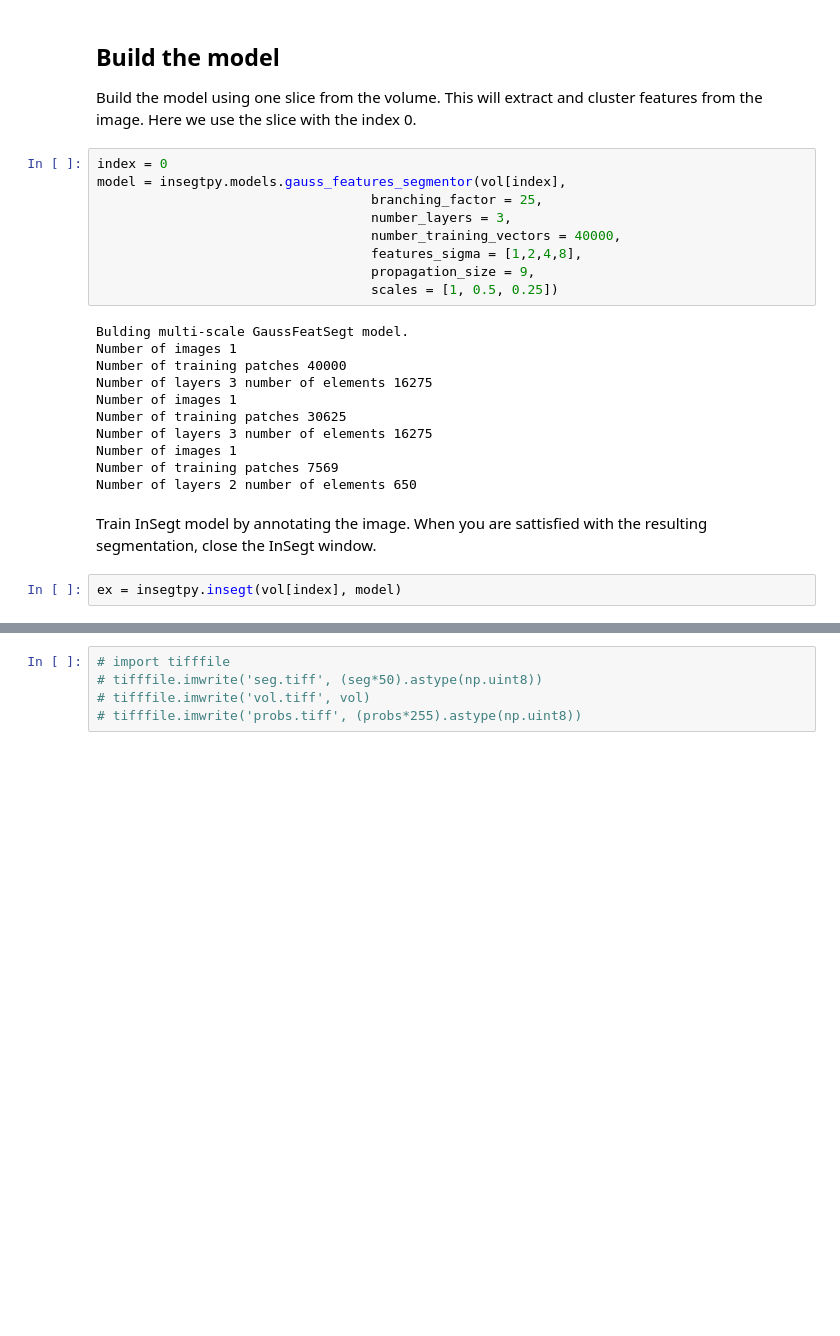
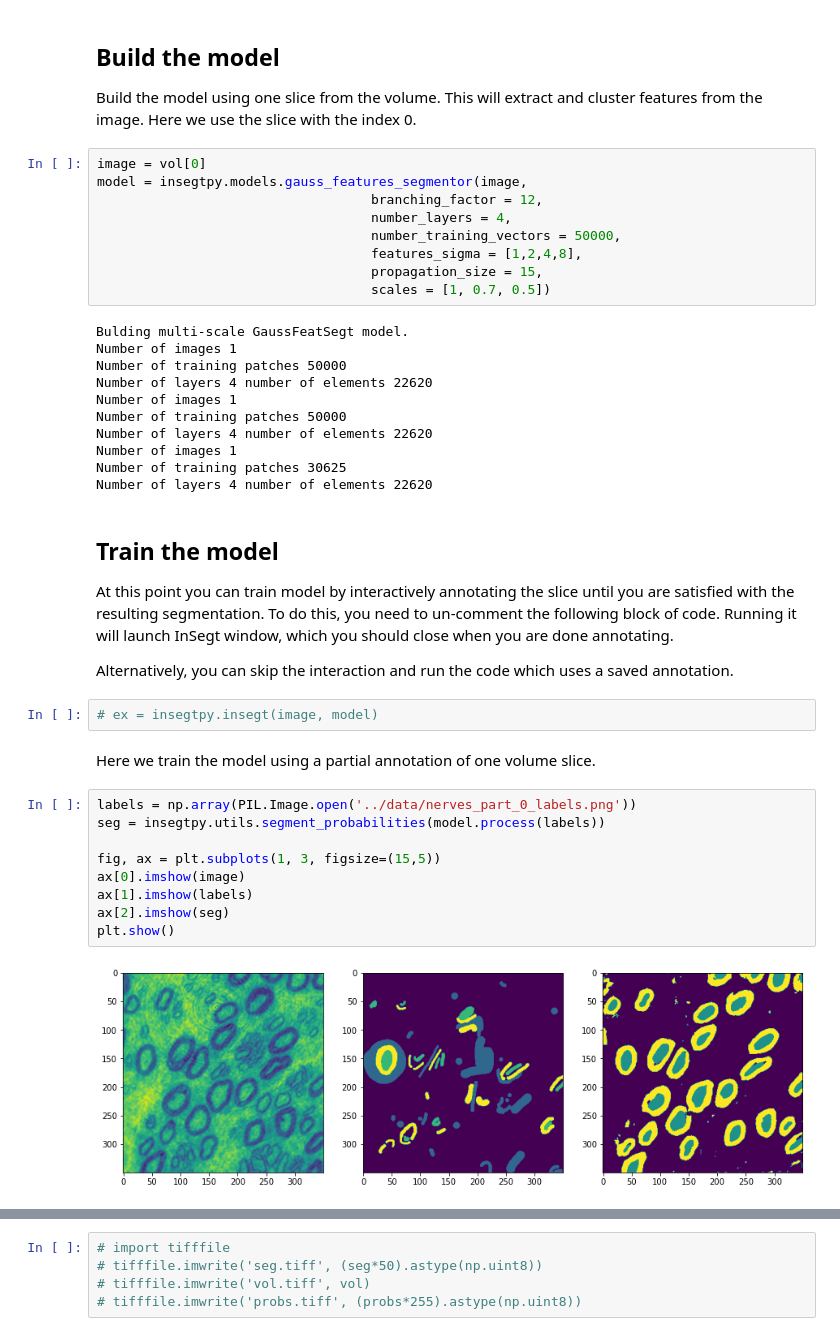
Before and after one commit to vedranaa/insegtpy, a Jupyter notebook: notebooks/Volumetric InSegt on nerves.ipynb, the cells around one changed output, grey strips where cells are left out. Cells and saved outputs as stored; diff of their text form; blank space fills up the shorter version.

Commit message:
Done with volumetric notebook

```diff
--- a/notebooks/Volumetric InSegt on nerves.ipynb
+++ b/notebooks/Volumetric InSegt on nerves.ipynb
@@ -53,27 +55,44 @@ plt.show()
 ## Build the model
 Build the model using one slice from the volume. This will extract and cluster features from the image. Here we use the slice with the index 0.
 # %%
-index = 0
-model = insegtpy.models.gauss_features_segmentor(vol[index],
-                                   branching_factor = 25,
-                                   number_layers = 3,
-                                   number_training_vectors = 40000,
+image = vol[0]
+model = insegtpy.models.gauss_features_segmentor(image,
+                                   branching_factor = 12,
+                                   number_layers = 4,
+                                   number_training_vectors = 50000,
                                    features_sigma = [1,2,4,8],
-                                   propagation_size = 9,
-                                   scales = [1, 0.5, 0.25])
+                                   propagation_size = 15,
+                                   scales = [1, 0.7, 0.5])
 # %% [output]
 Bulding multi-scale GaussFeatSegt model.
 Number of images 1
-Number of training patches 40000
-Number of layers 3 number of elements 16275
+Number of training patches 50000
+Number of layers 4 number of elements 22620
+Number of images 1
+Number of training patches 50000
+Number of layers 4 number of elements 22620
 Number of images 1
 Number of training patches 30625
-Number of layers 3 number of elements 16275
-Number of images 1
-Number of training patches 7569
-Number of layers 2 number of elements 650
+Number of layers 4 number of elements 22620
 # %% [markdown]
-Train InSegt model by annotating the image. When you are sattisfied with the resulting segmentation, close the InSegt window.
+## Train the model
+
+At this point you can train model by interactively annotating the slice until you are satisfied with the resulting segmentation. To do this, you need to un-comment the following block of code. Running it will launch InSegt window, which you should close when you are done annotating.
+
+Alternatively, you can skip the interaction and run the code which uses a saved annotation.
 # %%
-ex = insegtpy.insegt(vol[index], model)
+# ex = insegtpy.insegt(image, model)
+# %% [markdown]
+Here we train the model using a partial annotation of one volume slice.
+# %%
+labels = np.array(PIL.Image.open('../data/nerves_part_0_labels.png'))
+seg = insegtpy.utils.segment_probabilities(model.process(labels))
+
+fig, ax = plt.subplots(1, 3, figsize=(15,5))
+ax[0].imshow(image)
+ax[1].imshow(labels)
+ax[2].imshow(seg)
+plt.show()
+# %% [output]
+[figure, added]
 # %% [markdown]
```
Also changed, not shown: parts of 7 cells of this notebook, 2 other files.
